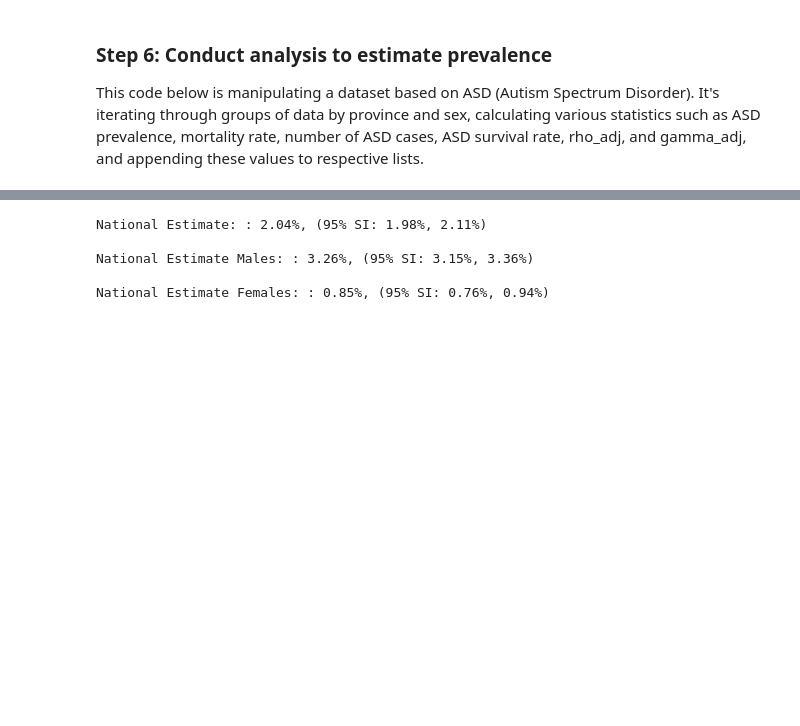
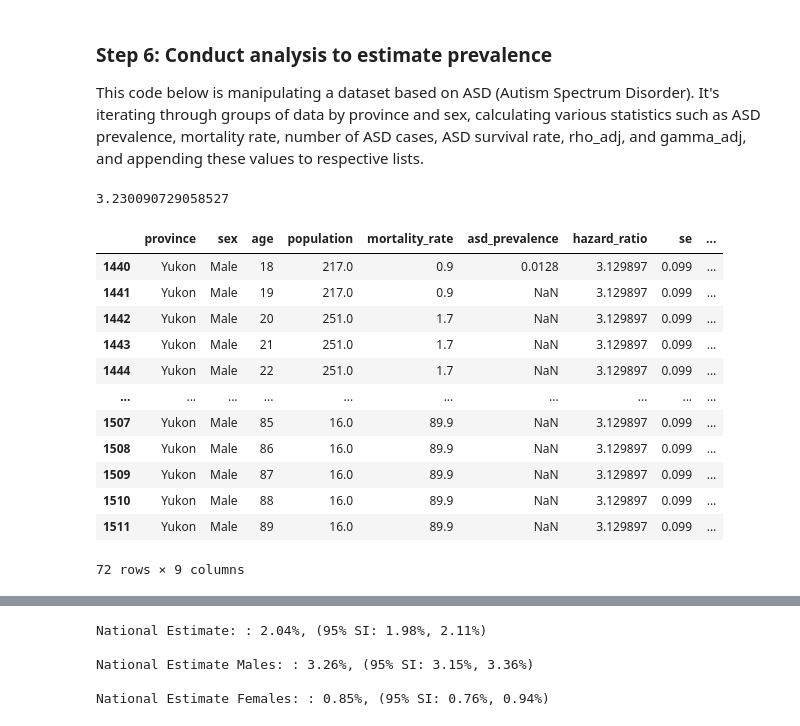
Before and after one commit to aaljaish/ASD_Prevalence, a Jupyter notebook: 03_Simulation_for_ASD_Prevalence.ipynb, the cells around one changed output, grey strips where cells are left out. Cells and saved outputs as stored; diff of their text form; code cells hidden in the pictures; blank space fills up the shorter version.

```diff
--- a/03_Simulation_for_ASD_Prevalence.ipynb
+++ b/03_Simulation_for_ASD_Prevalence.ipynb
@@ -135,6 +135,26 @@ def beta_parameters(mean, stddev):
     beta = (1 - mean) * common
 
     return alpha, beta
+# %%
+hr[hr['Sex']==key[1]]['current_simulated_hr'].values[0]
+# %% [output]
+3.230090729058527
+# %%
+grouped[key]
+# %% [output]
+|  | province | sex | age | population | mortality_rate | asd_prevalence | hazard_ratio | se | ... |
+| 1440 | Yukon | Male | 18 | 217.0 | 0.9 | 0.0128 | 3.129897 | 0.099 | ... |
+| 1441 | Yukon | Male | 19 | 217.0 | 0.9 | NaN | 3.129897 | 0.099 | ... |
+| 1442 | Yukon | Male | 20 | 251.0 | 1.7 | NaN | 3.129897 | 0.099 | ... |
+| 1443 | Yukon | Male | 21 | 251.0 | 1.7 | NaN | 3.129897 | 0.099 | ... |
+| 1444 | Yukon | Male | 22 | 251.0 | 1.7 | NaN | 3.129897 | 0.099 | ... |
+| ... | ... | ... | ... | ... | ... | ... | ... | ... | ... |
+| 1507 | Yukon | Male | 85 | 16.0 | 89.9 | NaN | 3.129897 | 0.099 | ... |
+| 1508 | Yukon | Male | 86 | 16.0 | 89.9 | NaN | 3.129897 | 0.099 | ... |
+| 1509 | Yukon | Male | 87 | 16.0 | 89.9 | NaN | 3.129897 | 0.099 | ... |
+| 1510 | Yukon | Male | 88 | 16.0 | 89.9 | NaN | 3.129897 | 0.099 | ... |
+| 1511 | Yukon | Male | 89 | 16.0 | 89.9 | NaN | 3.129897 | 0.099 | ... |
+72 rows × 9 columns
 # %%
 # ASD Standard Error from CHYSC --> this is just just a placeholder for now
 se_ASD_prev=0.001;
```
Also changed, not shown: parts of 2 cells of this notebook.
